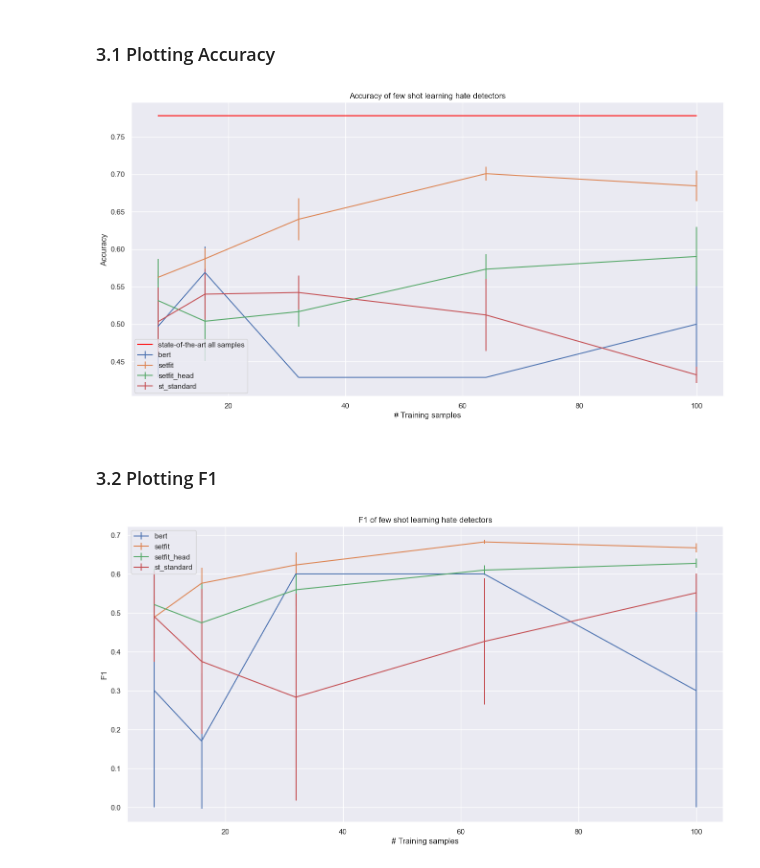
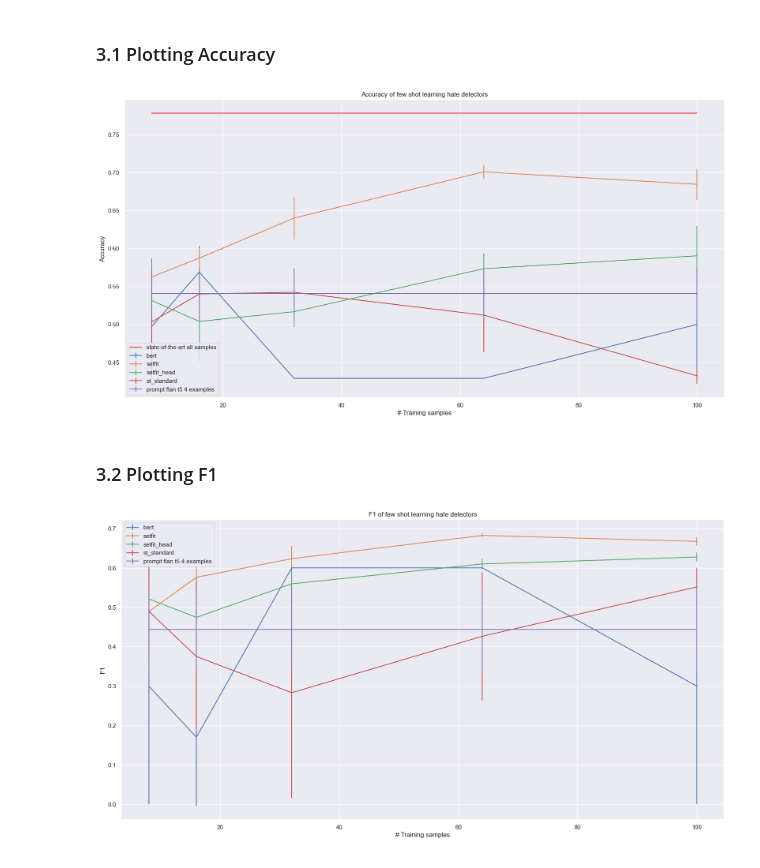
Before and after one commit to bonells96/transfer_and_active_learning, a Jupyter notebook: report_metrics.ipynb, the cells around one changed output. Drawn from its saved outputs; the diff is of its cells as text; code cells hidden in the pictures.

Commit message:
added results prompt_llm

```diff
--- a/report_metrics.ipynb
+++ b/report_metrics.ipynb
@@ -32,8 +34,25 @@ bert_accs = json.load(f)
 
 f = open(join(PATH_DATA, 'f1s_bert.json'))
 bert_f1s = json.load(f)
+
+
+f = open(join(PATH_DATA, 'preds_prompt_llm_4.json'))
+preds_llm = json.load(f)
 # %% [markdown]
 ## 2. Compute the Metrics
 
 We compute the metrics for each model!
+# %%
+accs = []
+f1s = []
+mapping = {'yes':1, 'no':0, "y'know":1}
+
+for seed, preds_ in preds_llm.items():
+    preds = [mapping[pred[0].lower()] for pred in preds_]
+
+    accs.append(accuracy_score(val_data.labels.values, preds))
+    f1s.append(f1_score(val_data.labels.values, preds))
+
+accs_llm_4 = {'mean': np.mean(accs), 'std':np.std(accs)}
+f1s_llm_4 = {'mean': np.mean(f1s), 'std':np.std(f1s)}
 # %%
@@ -89,7 +107,7 @@ sns.set()
 
 SOTA = 0.778
 
-plt.rcParams["figure.figsize"] = (16,8)
+plt.rcParams["figure.figsize"] = (20,10)
 
 x = [8, 16, 32, 64, 100]
 fig, ax = plt.subplots()
@@ -103,40 +121,42 @@ for name_model, metrics in accs_dict.items():
     ax.errorbar(x, accs, accs_std, label=f'{name_model}')
 
 ax.plot(x, len(x)*[SOTA], label= 'state-of-the-art all samples', color='red')
+ax.errorbar(x, len(x)*[accs_llm_4['mean']], len(x)*[accs_llm_4['std']], label = 'prompt flan t5 4 examples')
 ax.set_xlabel('# Training samples')
 ax.set_ylabel('Accuracy')
 ax.set_title('Accuracy of few shot learning hate detectors')
 plt.legend()
 plt.show()
 # %% [output]
-[figure, old version]
+[figure, new version]
 # %% [markdown]
 ### 3.2 Plotting F1
 # %%
 import matplotlib.pyplot as plt
 import seaborn as sns
 sns.set()
 
 SOTA = 0.778
 
-plt.rcParams["figure.figsize"] = (16,8)
+plt.rcParams["figure.figsize"] = (20,10)
 
 x = [8, 16, 32, 64, 100]
 fig, ax = plt.subplots()
 
 for name_model, metrics in f1_dict.items():
     f1s = []
     f1s_std = []
     for seed_num, f1 in metrics.items():
         f1s.append(f1['mean'])
         f1s_std.append(f1['std'])
 
     ax.errorbar(x, f1s, f1s_std, label=f'{name_model}')
+ax.errorbar(x, len(x)*[f1s_llm_4['mean']], len(x)*[f1s_llm_4['std']], label = 'prompt flan t5 4 examples')
 
 ax.set_xlabel('# Training samples')
 ax.set_ylabel('F1')
 ax.set_title('F1 of few shot learning hate detectors')
 plt.legend()
 plt.show()
 # %% [output]
-[figure, old version]
+[figure, new version]
```
Also changed, not shown: parts of 2 cells of this notebook.
